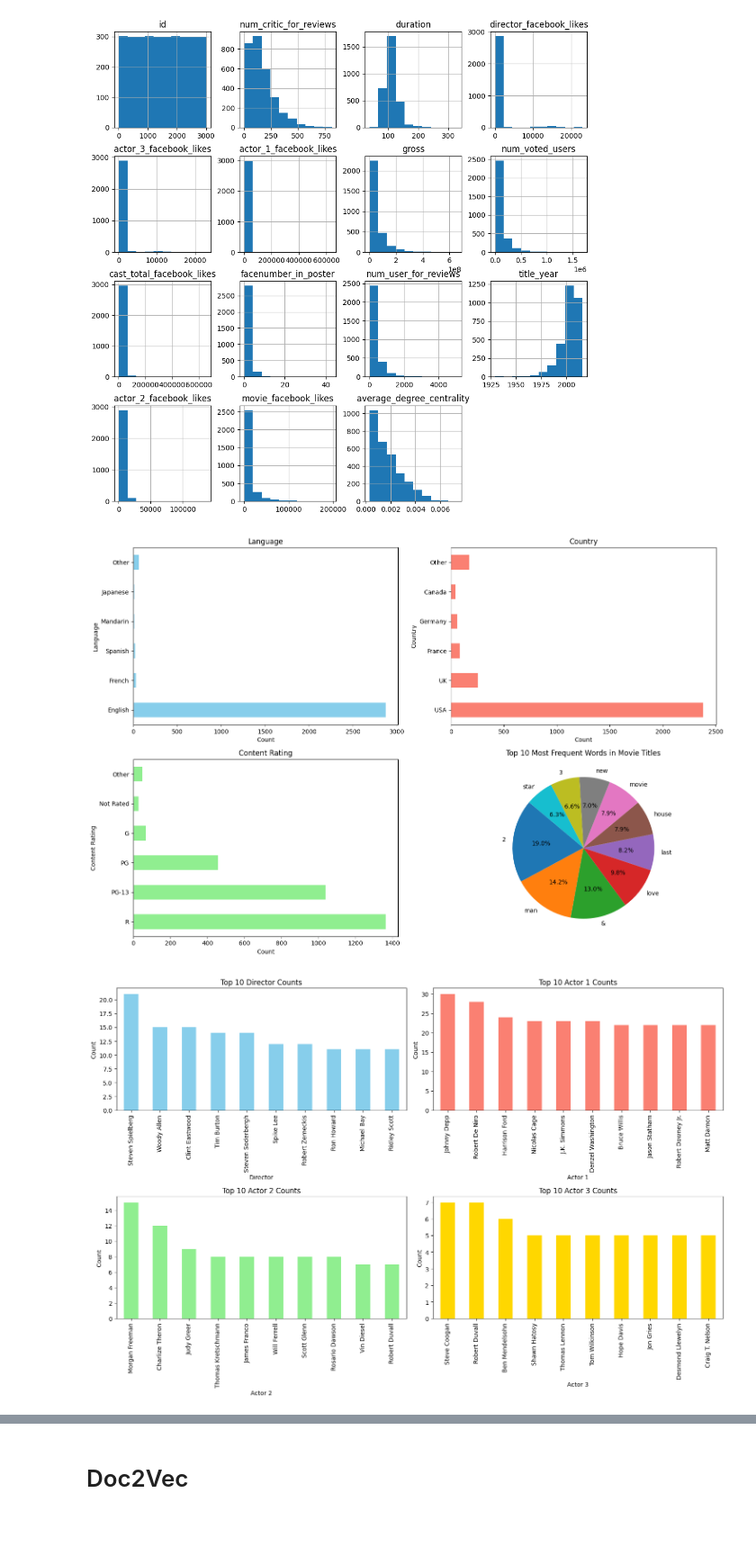
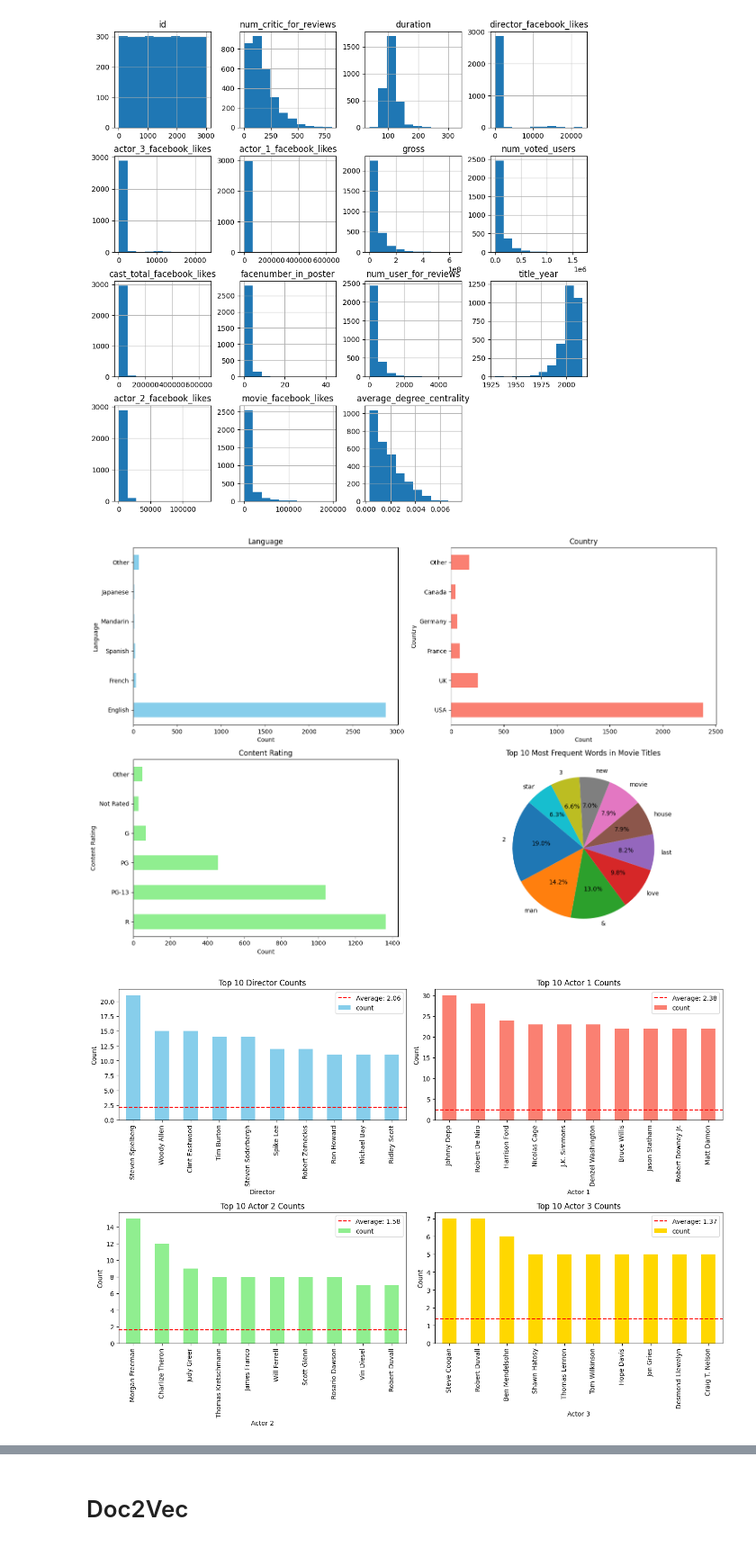
Before and after one commit to JZYNX/ML-assignment-2, a Jupyter notebook: COMP30027-Project2.ipynb, the cells around one changed output, grey strips where cells are left out. Shown at 90% size. Cells and saved outputs as stored; diff of their text form; code cells hidden in the pictures.

Commit message:
feat eng with names

```diff
--- a/COMP30027-Project2.ipynb
+++ b/COMP30027-Project2.ipynb
@@ -210,41 +210,57 @@ if plot_data:
     plt.show()
 
 
 # Set up subplots
-fig, axes = plt.subplots(2, 2, figsize=(15, 10))
+fig, axes = plt.subplots(2, 2, figsize=(14, 10))
 
-# Plot director counts
-X['director_name'].value_counts().head(10).plot(kind='bar', ax=axes[0, 0], color='skyblue')
+# Plot top 10 director counts
+director_counts = X['director_name'].value_counts().head(10)
+director_average_count = np.mean(X['director_name'].value_counts())
+director_counts.plot(kind='bar', ax=axes[0, 0], color='skyblue')
+axes[0, 0].axhline(y=director_average_count, color='r', linestyle='--', label=f'Average: {director_average_count:.2f}')
 axes[0, 0].set_title('Top 10 Director Counts')
 axes[0, 0].set_xlabel('Director')
 axes[0, 0].set_ylabel('Count')
+axes[0, 0].legend()
 
-# Plot actor 1 counts
-X['actor_1_name'].value_counts().head(10).plot(kind='bar', ax=axes[0, 1], color='salmon')
+# Plot top 10 actor 1 counts
+actor1_counts = X['actor_1_name'].value_counts().head(10)
+actor1_average_count = np.mean(X['actor_1_name'].value_counts())
+actor1_counts.plot(kind='bar', ax=axes[0, 1], color='salmon')
+axes[0, 1].axhline(y=actor1_average_count, color='r', linestyle='--', label=f'Average: {actor1_average_count:.2f}')
 axes[0, 1].set_title('Top 10 Actor 1 Counts')
 axes[0, 1].set_xlabel('Actor 1')
 axes[0, 1].set_ylabel('Count')
+axes[0, 1].legend()
 
-# Plot actor 2 counts
-X['actor_2_name'].value_counts().head(10).plot(kind='bar', ax=axes[1, 0], color='lightgreen')
+# Plot top 10 actor 2 counts
+actor2_counts = X['actor_2_name'].value_counts().head(10)
+actor2_average_count = np.mean(X['actor_2_name'].value_counts())
+actor2_counts.plot(kind='bar', ax=axes[1, 0], color='lightgreen')
+axes[1, 0].axhline(y=actor2_average_count, color='r', linestyle='--', label=f'Average: {actor2_average_count:.2f}')
 axes[1, 0].set_title('Top 10 Actor 2 Counts')
 axes[1, 0].set_xlabel('Actor 2')
 axes[1, 0].set_ylabel('Count')
+axes[1, 0].legend()
 
-# Plot actor 3 counts
-X['actor_3_name'].value_counts().head(10).plot(kind='bar', ax=axes[1, 1], color='gold')
+# Plot top 10 actor 3 counts
+actor3_counts = X['actor_3_name'].value_counts().head(10)
+actor3_average_count = np.mean(X['actor_3_name'].value_counts())
+actor3_counts.plot(kind='bar', ax=axes[1, 1], color='gold')
+axes[1, 1].axhline(y=actor3_average_count, color='r', linestyle='--', label=f'Average: {actor3_average_count:.2f}')
 axes[1, 1].set_title('Top 10 Actor 3 Counts')
 axes[1, 1].set_xlabel('Actor 3')
 axes[1, 1].set_ylabel('Count')
+axes[1, 1].legend()
 
 plt.tight_layout()
 plt.show()
 
 # Correlation HeatMap
 plt.figure(figsize=(12,8), dpi=150)
 sns.heatmap(X[original_numerical[:-1]].corr(), annot=True, fmt='.2f')
 plt.savefig('correlation_heatmap.png')
 # %% [output]
 [figure]
-[figure, old version]
+[figure, new version]
 [figure]
```
Also changed, not shown: parts of 15 cells of this notebook, 2 other files.
